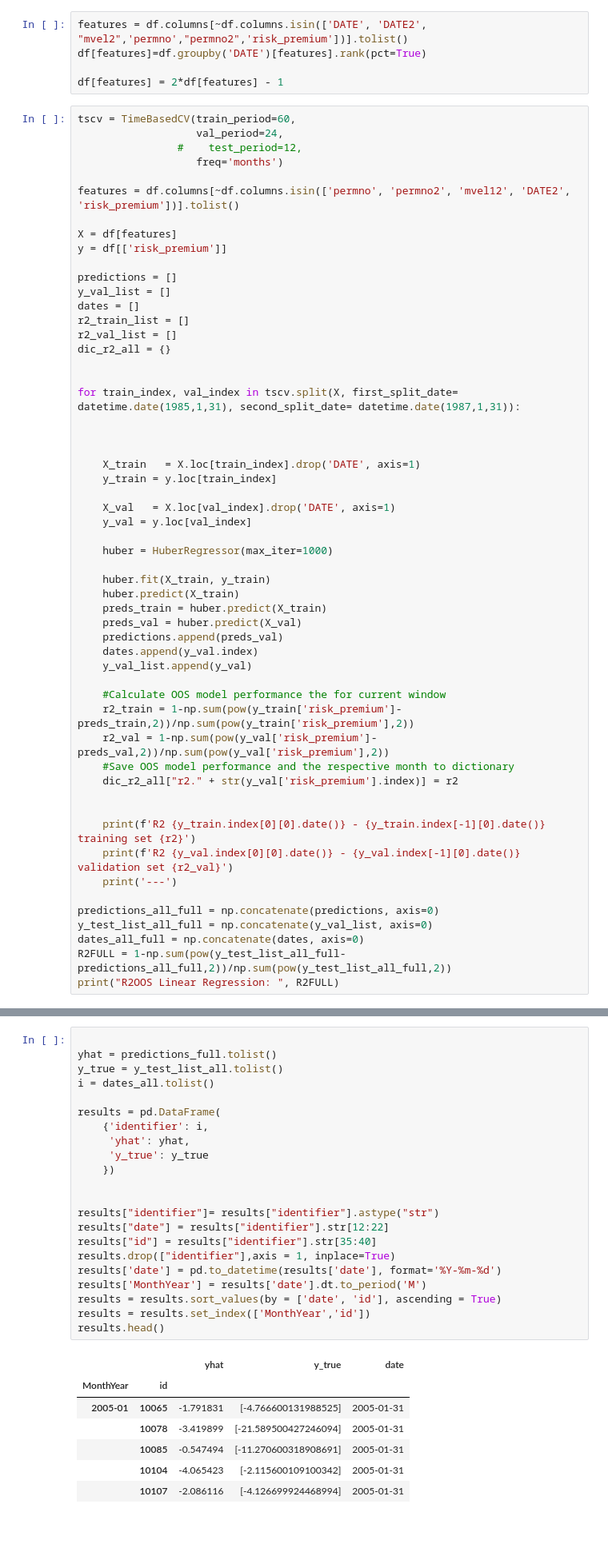
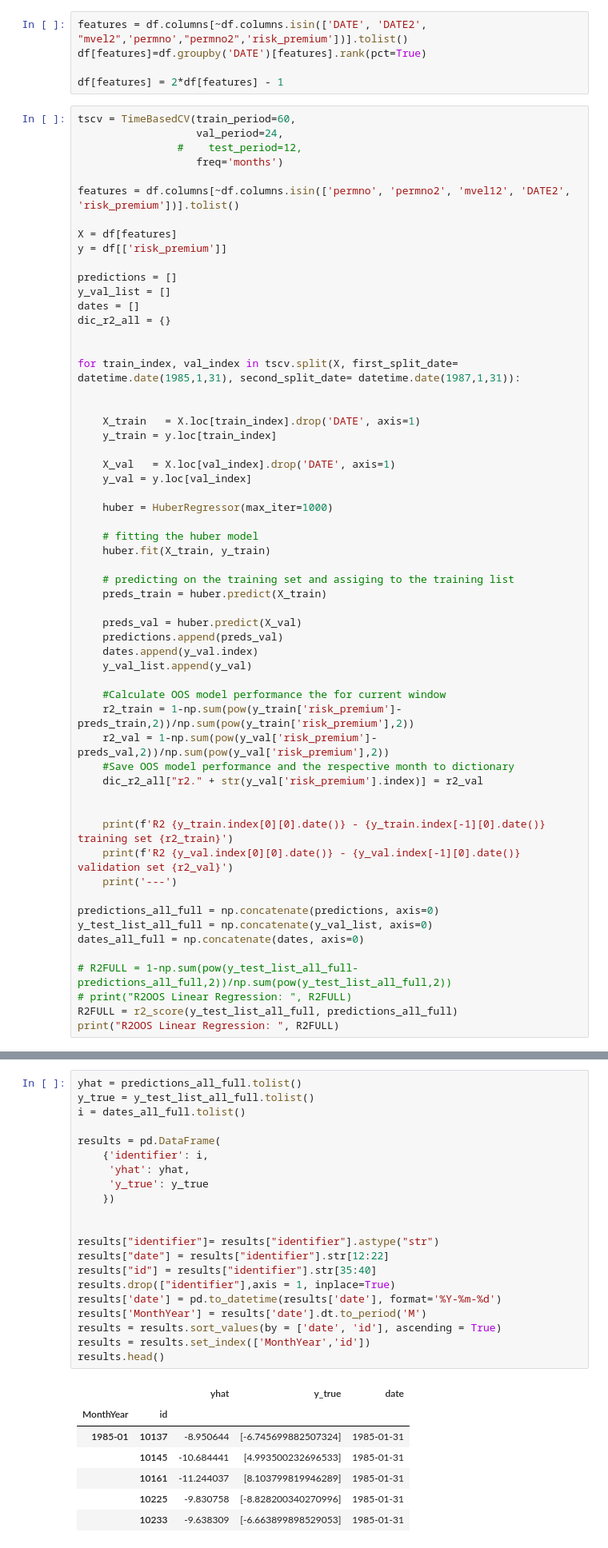
Before and after one commit to KidQuant/Taming-The-Factor-Zoo, a Jupyter notebook: 4.3_HuberReg.ipynb, the cells around one changed output, grey strips where cells are left out. Shown at 80% size. Drawn from its saved outputs; the diff is of its cells as text.

```diff
--- a/4.3_HuberReg.ipynb
+++ b/4.3_HuberReg.ipynb
@@ -74,13 +74,10 @@ y = df[['risk_premium']]
 predictions = []
 y_val_list = []
 dates = []
-r2_train_list = []
-r2_val_list = []
 dic_r2_all = {}
 
 
 for train_index, val_index in tscv.split(X, first_split_date= datetime.date(1985,1,31), second_split_date= datetime.date(1987,1,31)):
-
 
 
     X_train   = X.loc[train_index].drop('DATE', axis=1)
@@ -91,9 +88,12 @@ for train_index, val_index in tscv.split(X, first_split_date= datetime.date(1985
 
     huber = HuberRegressor(max_iter=1000)
 
+    # fitting the huber model
     huber.fit(X_train, y_train)
-    huber.predict(X_train)
+
+    # predicting on the training set and assiging to the training list
     preds_train = huber.predict(X_train)
+
     preds_val = huber.predict(X_val)
     predictions.append(preds_val)
     dates.append(y_val.index)
@@ -103,17 +103,20 @@ for train_index, val_index in tscv.split(X, first_split_date= datetime.date(1985
     r2_train = 1-np.sum(pow(y_train['risk_premium']-preds_train,2))/np.sum(pow(y_train['risk_premium'],2))
     r2_val = 1-np.sum(pow(y_val['risk_premium']-preds_val,2))/np.sum(pow(y_val['risk_premium'],2))
     #Save OOS model performance and the respective month to dictionary
-    dic_r2_all["r2." + str(y_val['risk_premium'].index)] = r2
+    dic_r2_all["r2." + str(y_val['risk_premium'].index)] = r2_val
 
 
-    print(f'R2 {y_train.index[0][0].date()} - {y_train.index[-1][0].date()} training set {r2}')
+    print(f'R2 {y_train.index[0][0].date()} - {y_train.index[-1][0].date()} training set {r2_train}')
     print(f'R2 {y_val.index[0][0].date()} - {y_val.index[-1][0].date()} validation set {r2_val}')
     print('---')
 
 predictions_all_full = np.concatenate(predictions, axis=0)
 y_test_list_all_full = np.concatenate(y_val_list, axis=0)
 dates_all_full = np.concatenate(dates, axis=0)
-R2FULL = 1-np.sum(pow(y_test_list_all_full-predictions_all_full,2))/np.sum(pow(y_test_list_all_full,2))
+
+# R2FULL = 1-np.sum(pow(y_test_list_all_full-predictions_all_full,2))/np.sum(pow(y_test_list_all_full,2))
+# print("R2OOS Linear Regression: ", R2FULL)
+R2FULL = r2_score(y_test_list_all_full, predictions_all_full)
 print("R2OOS Linear Regression: ", R2FULL)
 # %% [output]
 Train period: 1980-01-31 - 1985-01-31 ,val period: 1985-01-31 - 1987-01-31 # train records 18589 ,# val records 11286
@@ -254,33 +287,32 @@ R2OOS_LR_top = 1-sum(pow(y_test_list_all_top-predictions_all_top,2))/sum(pow(y_t
 # %%
-
-yhat = predictions_full.tolist()
-y_true = y_test_list_all.tolist()
-i = dates_all.tolist()
+yhat = predictions_all_full.tolist()
+y_true = y_test_list_all_full.tolist()
+i = dates_all_full.tolist()
 
 results = pd.DataFrame(
     {'identifier': i,
      'yhat': yhat,
      'y_true': y_true
     })
 
 
 results["identifier"]= results["identifier"].astype("str")
 results["date"] = results["identifier"].str[12:22]
 results["id"] = results["identifier"].str[35:40]
 results.drop(["identifier"],axis = 1, inplace=True)
 results['date'] = pd.to_datetime(results['date'], format='%Y-%m-%d')
 results['MonthYear'] = results['date'].dt.to_period('M')
 results = results.sort_values(by = ['date', 'id'], ascending = True)
 results = results.set_index(['MonthYear','id'])
 results.head()
 # %% [output]
 |  |  | yhat | y_true | date |
 | MonthYear | id |  |  |  |
-| 2005-01 | 10065 | -1.791831 | [-4.766600131988525] | 2005-01-31 |
-|  | 10078 | -3.419899 | [-21.589500427246094] | 2005-01-31 |
-|  | 10085 | -0.547494 | [-11.270600318908691] | 2005-01-31 |
-|  | 10104 | -4.065423 | [-2.115600109100342] | 2005-01-31 |
-|  | 10107 | -2.086116 | [-4.126699924468994] | 2005-01-31 |
+| 1985-01 | 10137 | -8.950644 | [-6.745699882507324] | 1985-01-31 |
+|  | 10145 | -10.684441 | [4.993500232696533] | 1985-01-31 |
+|  | 10161 | -11.244037 | [8.103799819946289] | 1985-01-31 |
+|  | 10225 | -9.830758 | [-8.828200340270996] | 1985-01-31 |
+|  | 10233 | -9.638309 | [-6.663899898529053] | 1985-01-31 |
 # %%
 # results['yhat'] = results['yhat'].apply(lambda x: x[0])
 results['y_true'] = results['y_true'].apply(lambda x: x[0])
```
Also changed, not shown: parts of 18 cells of this notebook.
